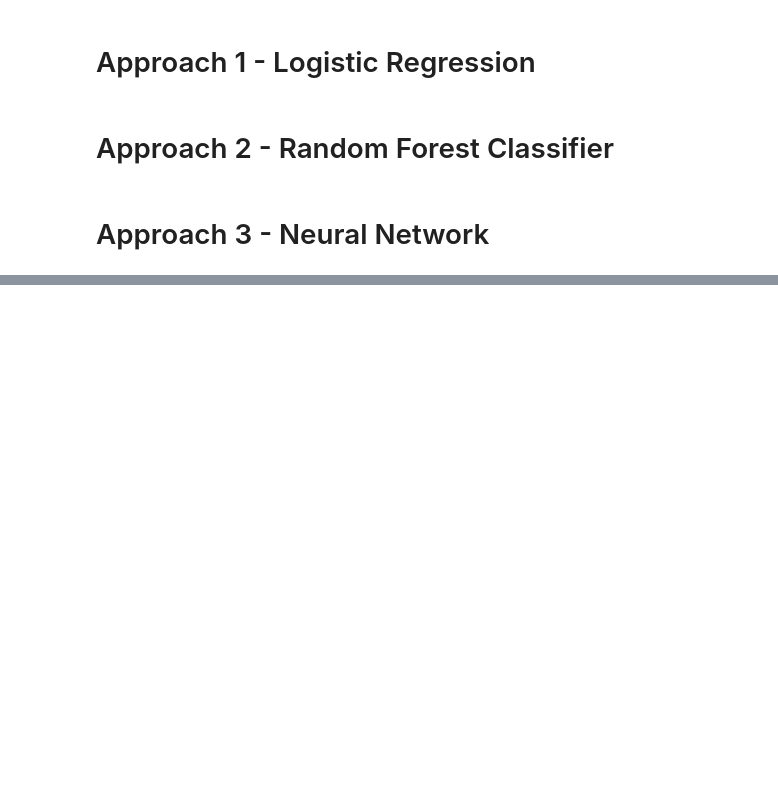
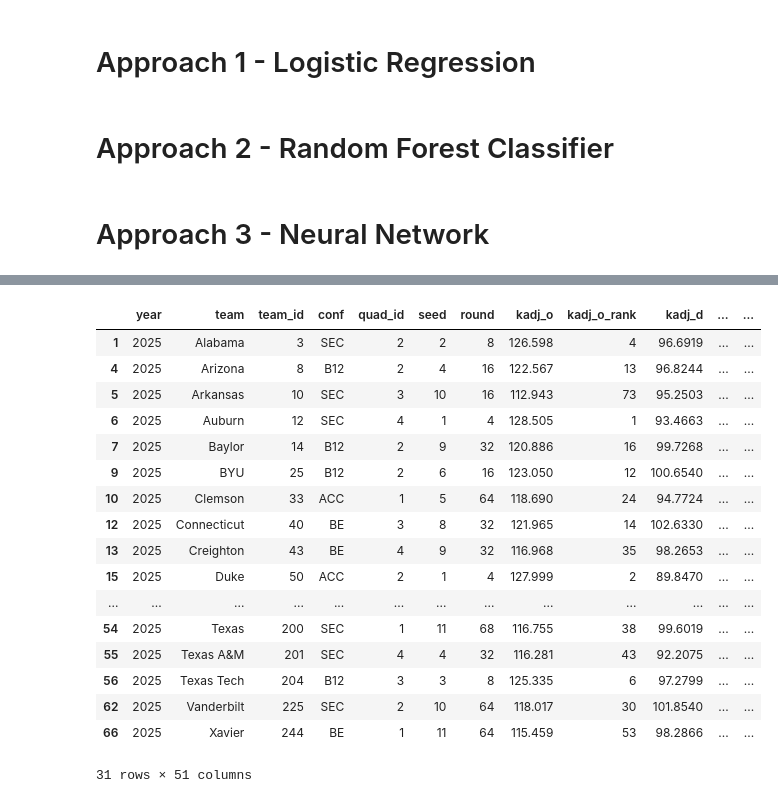
Before and after one commit to baywigg/DS3001Group, a Jupyter notebook: results.ipynb, the cells around one changed output, grey strips where cells are left out. Saved outputs shown, nothing was run; the diff lists cells and outputs as text; code cells hidden in the pictures; blank space fills up the shorter version.

```diff
--- a/results.ipynb
+++ b/results.ipynb
@@ -36,0 +62,23 @@ df
+# %%
+conf_values = set(previous_winners['conf'])
+df_2025 = df_2025[df_2025['conf'].isin(conf_values)]
+df_2025
+# %% [output]
+|  | year | team | team_id | conf | quad_id | seed | round | kadj_o | kadj_o_rank | kadj_d | ... | ... |
+| 1 | 2025 | Alabama | 3 | SEC | 2 | 2 | 8 | 126.598 | 4 | 96.6919 | ... | ... |
+| 4 | 2025 | Arizona | 8 | B12 | 2 | 4 | 16 | 122.567 | 13 | 96.8244 | ... | ... |
+| 5 | 2025 | Arkansas | 10 | SEC | 3 | 10 | 16 | 112.943 | 73 | 95.2503 | ... | ... |
+| 6 | 2025 | Auburn | 12 | SEC | 4 | 1 | 4 | 128.505 | 1 | 93.4663 | ... | ... |
+| 7 | 2025 | Baylor | 14 | B12 | 2 | 9 | 32 | 120.886 | 16 | 99.7268 | ... | ... |
+| 9 | 2025 | BYU | 25 | B12 | 2 | 6 | 16 | 123.050 | 12 | 100.6540 | ... | ... |
+| 10 | 2025 | Clemson | 33 | ACC | 1 | 5 | 64 | 118.690 | 24 | 94.7724 | ... | ... |
+| 12 | 2025 | Connecticut | 40 | BE | 3 | 8 | 32 | 121.965 | 14 | 102.6330 | ... | ... |
+| 13 | 2025 | Creighton | 43 | BE | 4 | 9 | 32 | 116.968 | 35 | 98.2653 | ... | ... |
+| 15 | 2025 | Duke | 50 | ACC | 2 | 1 | 4 | 127.999 | 2 | 89.8470 | ... | ... |
+| ... | ... | ... | ... | ... | ... | ... | ... | ... | ... | ... | ... | ... |
+| 54 | 2025 | Texas | 200 | SEC | 1 | 11 | 68 | 116.755 | 38 | 99.6019 | ... | ... |
+| 55 | 2025 | Texas A&M | 201 | SEC | 4 | 4 | 32 | 116.281 | 43 | 92.2075 | ... | ... |
+| 56 | 2025 | Texas Tech | 204 | B12 | 3 | 3 | 8 | 125.335 | 6 | 97.2799 | ... | ... |
+| 62 | 2025 | Vanderbilt | 225 | SEC | 2 | 10 | 64 | 118.017 | 30 | 101.8540 | ... | ... |
+| 66 | 2025 | Xavier | 244 | BE | 1 | 11 | 64 | 115.459 | 53 | 98.2866 | ... | ... |
+31 rows × 51 columns
```
Also changed, not shown: parts of 10 cells of this notebook, 2 other files.
